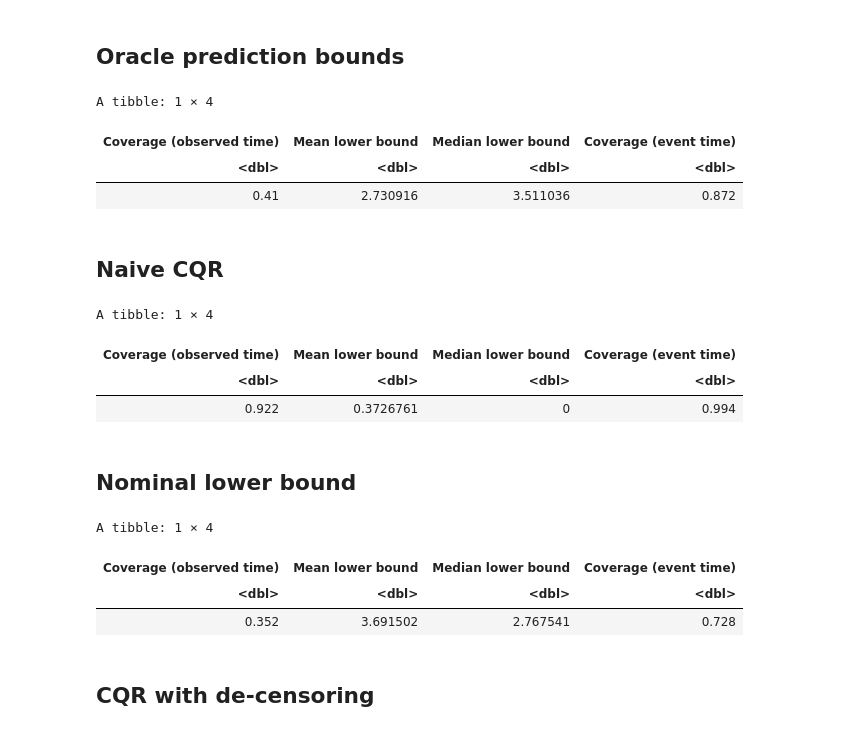
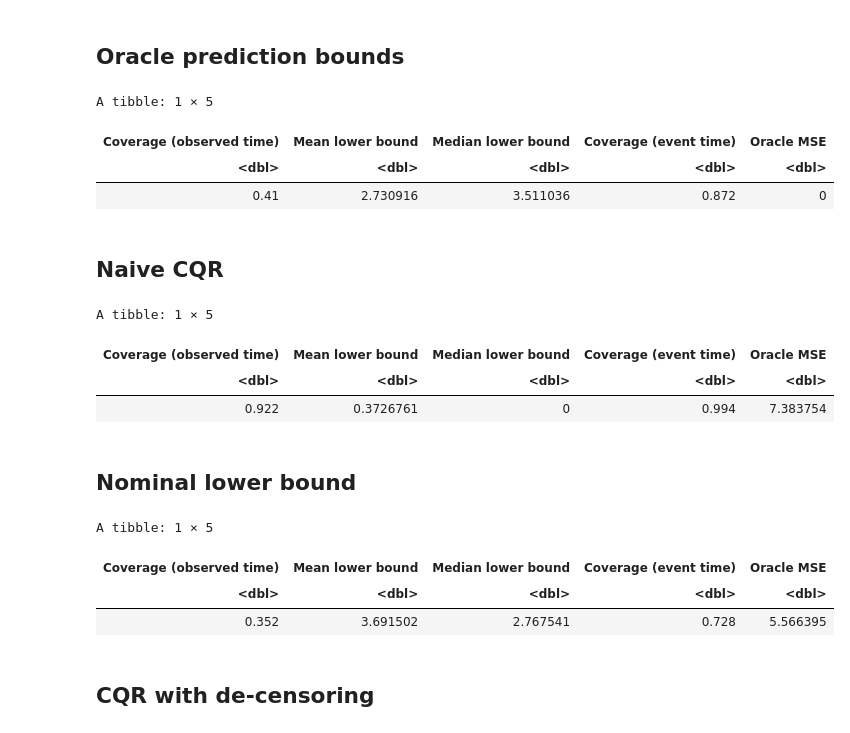
Before and after one commit to msesia/conformal_survival, a Jupyter notebook: code/examples/survival-cqr-new.ipynb, the cells around one changed output. Drawn from its saved outputs; the diff is of its cells as text; code cells hidden in the pictures.

```diff
--- a/code/examples/survival-cqr-new.ipynb
+++ b/code/examples/survival-cqr-new.ipynb
@@ -238,18 +238,19 @@ plot_survival_curves(pred_surv)
 # %%
 source("../conf_surv/utils_conformal.R")
 
 alpha = 0.1
 
 pred.oracle <- generator$survival$predict_quantiles(select(data.test, -time, -status), probs=c(alpha))[[1]]
 
 evaluate_bounds(data.test$time,
                 pred.oracle,
-                event_time=data.test.oracle$event_time)
+                event_time=data.test.oracle$event_time,
+                oracle = pred.oracle)
 # %% [output]
-A tibble: 1 × 4
+A tibble: 1 × 5
-| Coverage (observed time) | Mean lower bound | Median lower bound | Coverage (event time) |
-| <dbl> | <dbl> | <dbl> | <dbl> |
-| 0.41 | 2.730916 | 3.511036 | 0.872 |
+| Coverage (observed time) | Mean lower bound | Median lower bound | Coverage (event time) | Oracle MSE |
+| <dbl> | <dbl> | <dbl> | <dbl> | <dbl> |
+| 0.41 | 2.730916 | 3.511036 | 0.872 | 0 |
 # %% [markdown]
 ## Naive CQR
 # %%
@@ -260,12 +261,13 @@ pred.cqr <- predict_CQR(data.test, surv_model, data.cal, alpha)
 
 evaluate_bounds(data.test$time,
                 pred.cqr,
-                event_time=data.test.oracle$event_time)
+                event_time=data.test.oracle$event_time,
+                oracle=pred.oracle)
 # %% [output]
-A tibble: 1 × 4
+A tibble: 1 × 5
-| Coverage (observed time) | Mean lower bound | Median lower bound | Coverage (event time) |
-| <dbl> | <dbl> | <dbl> | <dbl> |
-| 0.922 | 0.3726761 | 0 | 0.994 |
+| Coverage (observed time) | Mean lower bound | Median lower bound | Coverage (event time) | Oracle MSE |
+| <dbl> | <dbl> | <dbl> | <dbl> | <dbl> |
+| 0.922 | 0.3726761 | 0 | 0.994 | 7.383754 |
 # %% [markdown]
 ## Nominal lower bound
 # %%
@@ -274,12 +276,13 @@ pred.nominal <- surv_model$predict_quantiles(data.test, probs=alpha)[[1]]
 
 evaluate_bounds(data.test$time,
                 pred.nominal,
-                event_time=data.test.oracle$event_time)
+                event_time=data.test.oracle$event_time,
+                oracle=pred.oracle)
 # %% [output]
-A tibble: 1 × 4
+A tibble: 1 × 5
-| Coverage (observed time) | Mean lower bound | Median lower bound | Coverage (event time) |
-| <dbl> | <dbl> | <dbl> | <dbl> |
-| 0.352 | 3.691502 | 2.767541 | 0.728 |
+| Coverage (observed time) | Mean lower bound | Median lower bound | Coverage (event time) | Oracle MSE |
+| <dbl> | <dbl> | <dbl> | <dbl> | <dbl> |
+| 0.352 | 3.691502 | 2.767541 | 0.728 | 5.566395 |
 # %% [markdown]
 ## CQR with de-censoring
 # %%
```
Also changed, not shown: parts of 11 cells of this notebook, 2 other files.
